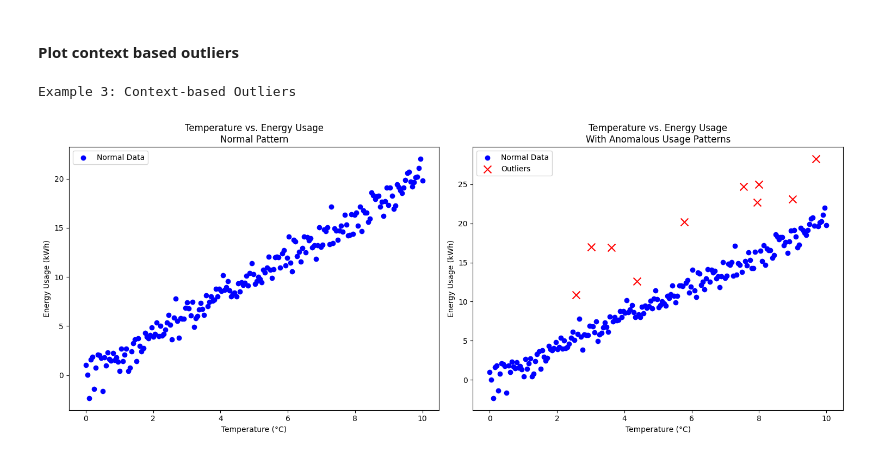
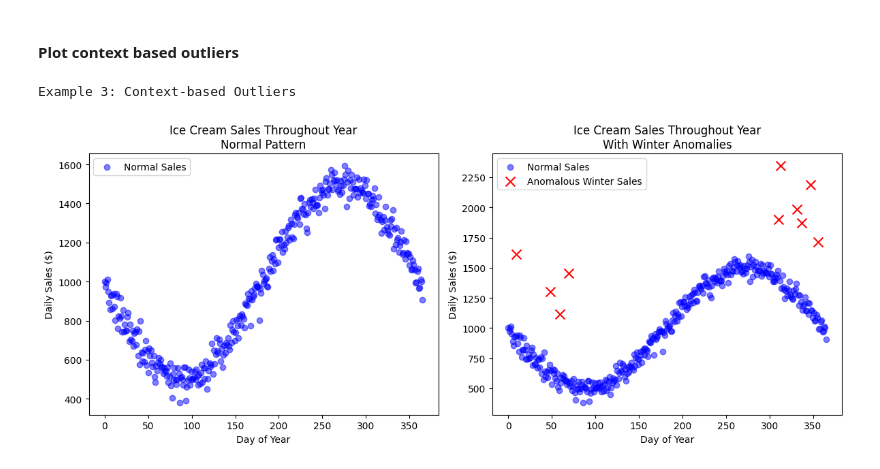
Before and after one commit to anishiisc/Anomaly-Detection, a Jupyter notebook: Introduction_to_Anomaly_Detection.ipynb, the cells around one changed output. Cells and saved outputs as stored; diff of their text form; code cells hidden in the pictures.

```diff
--- a/Introduction_to_Anomaly_Detection.ipynb
+++ b/Introduction_to_Anomaly_Detection.ipynb
@@ -355,0 +478,33 @@ plt.show()
+# %%
+# Set random seed for reproducibility
+np.random.seed(42)
+
+# Generate synthetic data
+normal_data, anomalous_data, anomaly_indices = generate_multivariate_timeseries()
+
+# Calculate Mahalanobis distances using robust estimation
+distances, mean, cov = calculate_mahalanobis_distances(normal_data, robust=True)
+
+# Detect anomalies
+significance_level = 0.01
+detected_anomalies, threshold = detect_anomalies(distances, significance_level)
+
+# Plot results
+plot_results(normal_data, anomalous_data, anomaly_indices, detected_anomalies,
+            distances, threshold, mean, cov, significance_level,
+            'Multivariate Time Series Anomaly Detection using Mahalanobis Distance')
+
+# Print performance metrics
+detected_indices = np.where(detected_anomalies)[0]
+true_positives = len(set(detected_indices) & set(anomaly_indices))
+false_positives = len(detected_indices) - true_positives
+false_negatives = len(anomaly_indices) - true_positives
+
+precision = true_positives / (true_positives + false_positives) if (true_positives + false_positives) > 0 else 0
+recall = true_positives / (true_positives + false_negatives) if (true_positives + false_negatives) > 0 else 0
+f1_score = 2 * (precision * recall) / (precision + recall) if (precision + recall) > 0 else 0
+
+print("\nPerformance Metrics:")
+print(f"Precision: {precision:.3f}")
+print(f"Recall: {recall:.3f}")
+print(f"F1-Score: {f1_score:.3f}")
@@ -418,7 +666,7 @@ def plot_context_outliers():
 #### Plot context based outliers
 # %%
 print("\nExample 3: Context-based Outliers")
-plot_context_outliers()
+plot_seasonal_outliers()
 # %% [output]
 Example 3: Context-based Outliers
-[figure, old version]
+[figure, new version]
```
Also changed, not shown: parts of 60 cells of this notebook.
